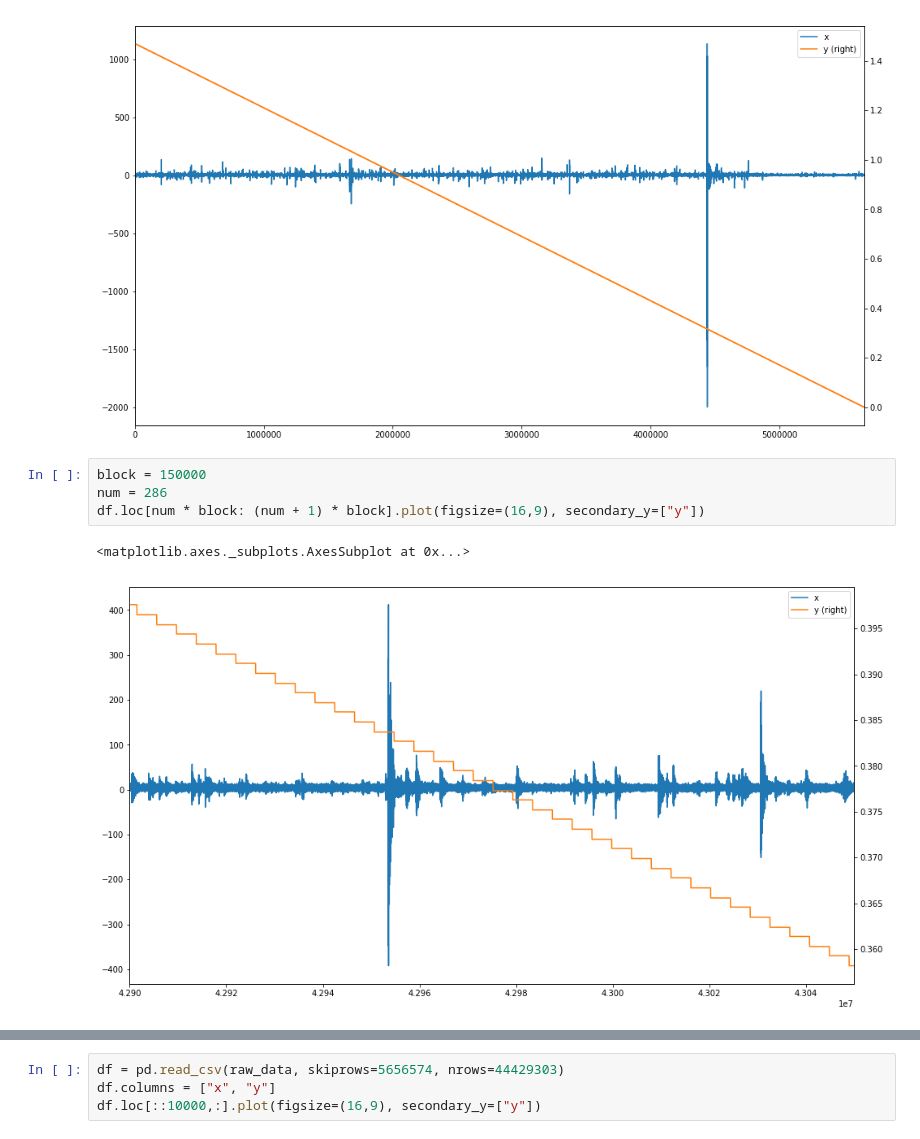
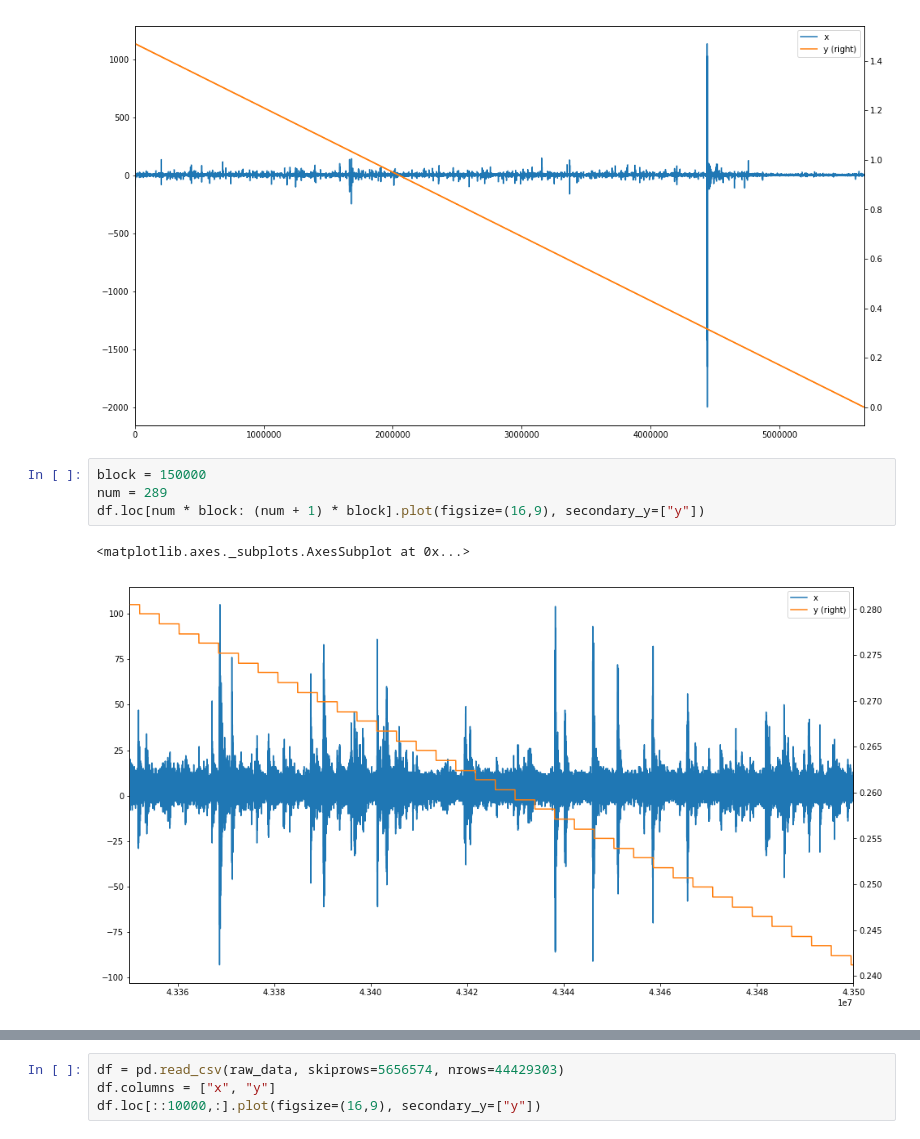
Before and after one commit to WLM1ke/LANL_Earthquake_Prediction, a Jupyter notebook: notebooks/EDA.ipynb, the cells around one changed output, grey strips where cells are left out. Saved outputs shown, nothing was run; the diff lists cells and outputs as text.

```diff
--- a/notebooks/EDA.ipynb
+++ b/notebooks/EDA.ipynb
@@ -33,8 +33,8 @@ df.loc[::100,:].plot(figsize=(16,9), secondary_y=["y"])
 [figure]
 # %%
 block = 150000
-num = 286
+num = 289
 df.loc[num * block: (num + 1) * block].plot(figsize=(16,9), secondary_y=["y"])
 # %% [output]
 <matplotlib.axes._subplots.AxesSubplot at 0x...>
-[figure, old version]
+[figure, new version]
```
Also changed, not shown: parts of 3 cells of this notebook, 3 other files.
